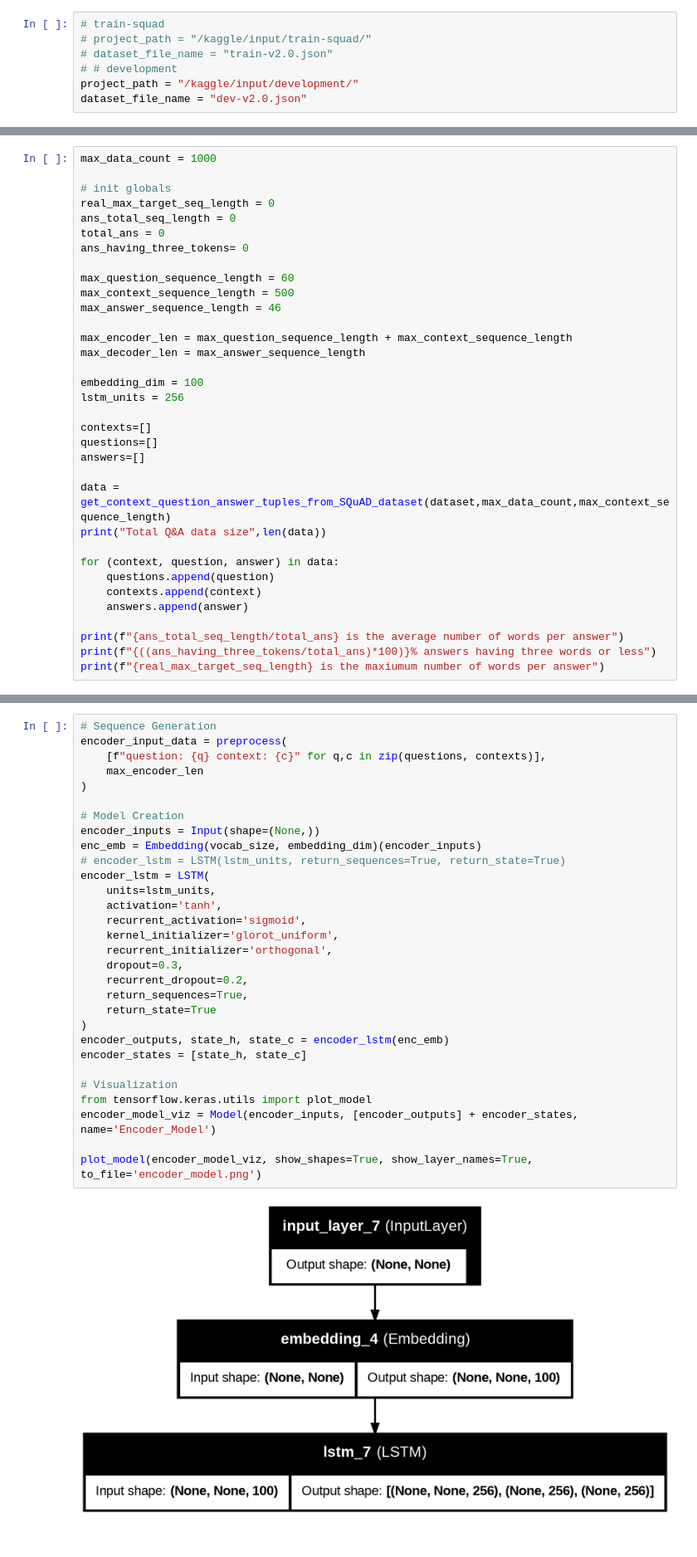
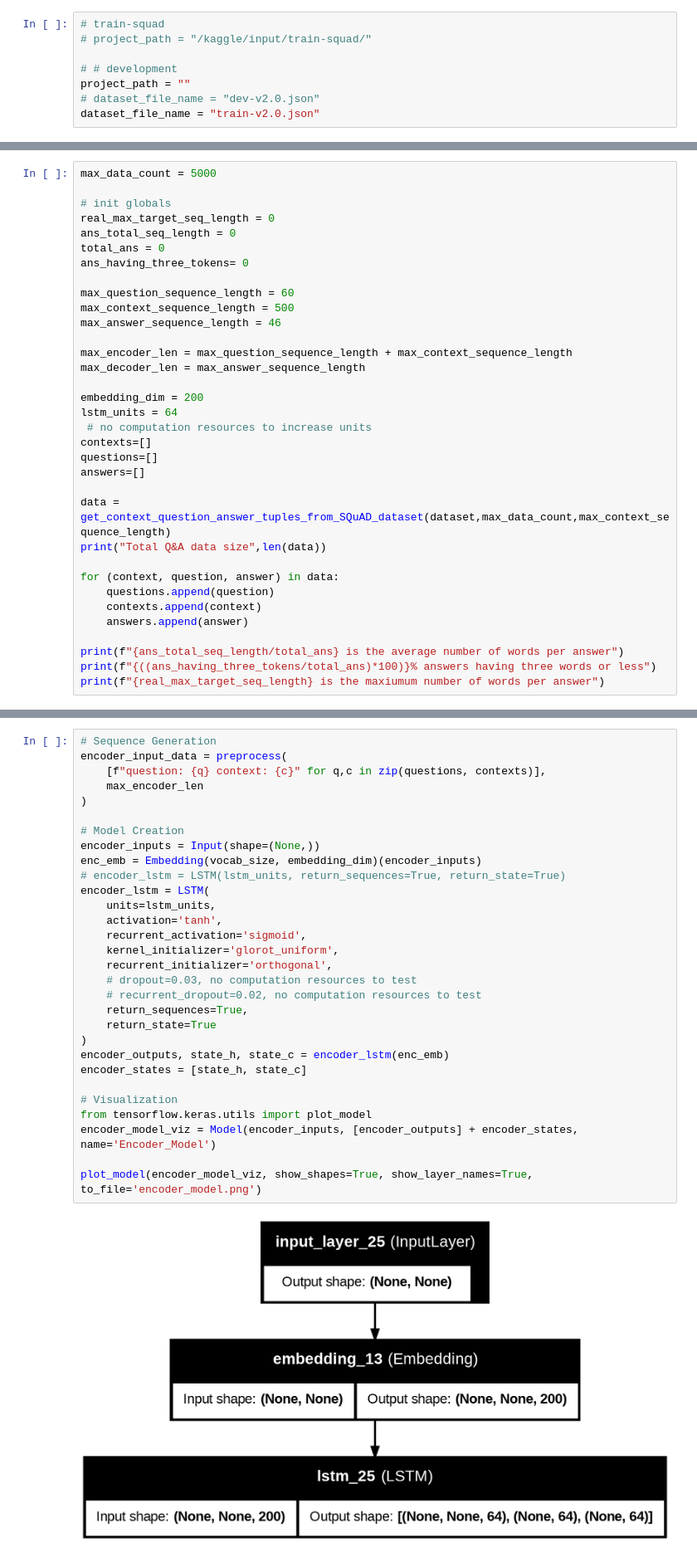
Before and after one commit to abdelrahmanAbouelkheir/NLP, a Jupyter notebook: milestone 2/main.ipynb, the cells around one changed output, grey strips where cells are left out. Shown at 83% size. Drawn from its saved outputs; the diff is of its cells as text.

```diff
--- a/milestone 2/main.ipynb
+++ b/milestone 2/main.ipynb
@@ -9,10 +8,11 @@ We can download the dataset from [here](https://rajpurkar.github.io/SQuAD-explor
 # %%
 # train-squad
 # project_path = "/kaggle/input/train-squad/"
-# dataset_file_name = "train-v2.0.json"
+
 # # development
-project_path = "/kaggle/input/development/"
-dataset_file_name = "dev-v2.0.json"
+project_path = ""
+# dataset_file_name = "dev-v2.0.json"
+dataset_file_name = "train-v2.0.json"
 # %%
 # Importing packages
 import json
@@ -94,7 +94,7 @@ def get_context_question_answer_tuples_from_SQuAD_dataset(dataset,max_data_count
 
     return data
 # %%
-max_data_count = 1000
+max_data_count = 5000
 
 # init globals
 real_max_target_seq_length = 0
@@ -109,9 +109,9 @@ max_answer_sequence_length = 46
 max_encoder_len = max_question_sequence_length + max_context_sequence_length
 max_decoder_len = max_answer_sequence_length
 
-embedding_dim = 100
-lstm_units = 256
-
+embedding_dim = 200
+lstm_units = 64
+ # no computation resources to increase units
 contexts=[]
 questions=[]
 answers=[]
@@ -159,35 +159,35 @@ def preprocess(texts, max_len):
 # %%
 # Sequence Generation
 encoder_input_data = preprocess(
     [f"question: {q} context: {c}" for q,c in zip(questions, contexts)],
     max_encoder_len
 )
 
 # Model Creation
 encoder_inputs = Input(shape=(None,))
 enc_emb = Embedding(vocab_size, embedding_dim)(encoder_inputs)
 # encoder_lstm = LSTM(lstm_units, return_sequences=True, return_state=True)
 encoder_lstm = LSTM(
     units=lstm_units,
     activation='tanh',
     recurrent_activation='sigmoid',
     kernel_initializer='glorot_uniform',
     recurrent_initializer='orthogonal',
-    dropout=0.3,
-    recurrent_dropout=0.2,
+    # dropout=0.03, no computation resources to test
+    # recurrent_dropout=0.02, no computation resources to test
     return_sequences=True,
     return_state=True
 )
 encoder_outputs, state_h, state_c = encoder_lstm(enc_emb)
 encoder_states = [state_h, state_c]
 
 # Visualization
 from tensorflow.keras.utils import plot_model
 encoder_model_viz = Model(encoder_inputs, [encoder_outputs] + encoder_states, name='Encoder_Model')
 
 plot_model(encoder_model_viz, show_shapes=True, show_layer_names=True, to_file='encoder_model.png')
 # %% [output]
-[figure, old version]
+[figure, new version]
 # %% [markdown]
 ## Decoder
 * Sequence Generation
```
Also changed, not shown: parts of 6 cells of this notebook.
